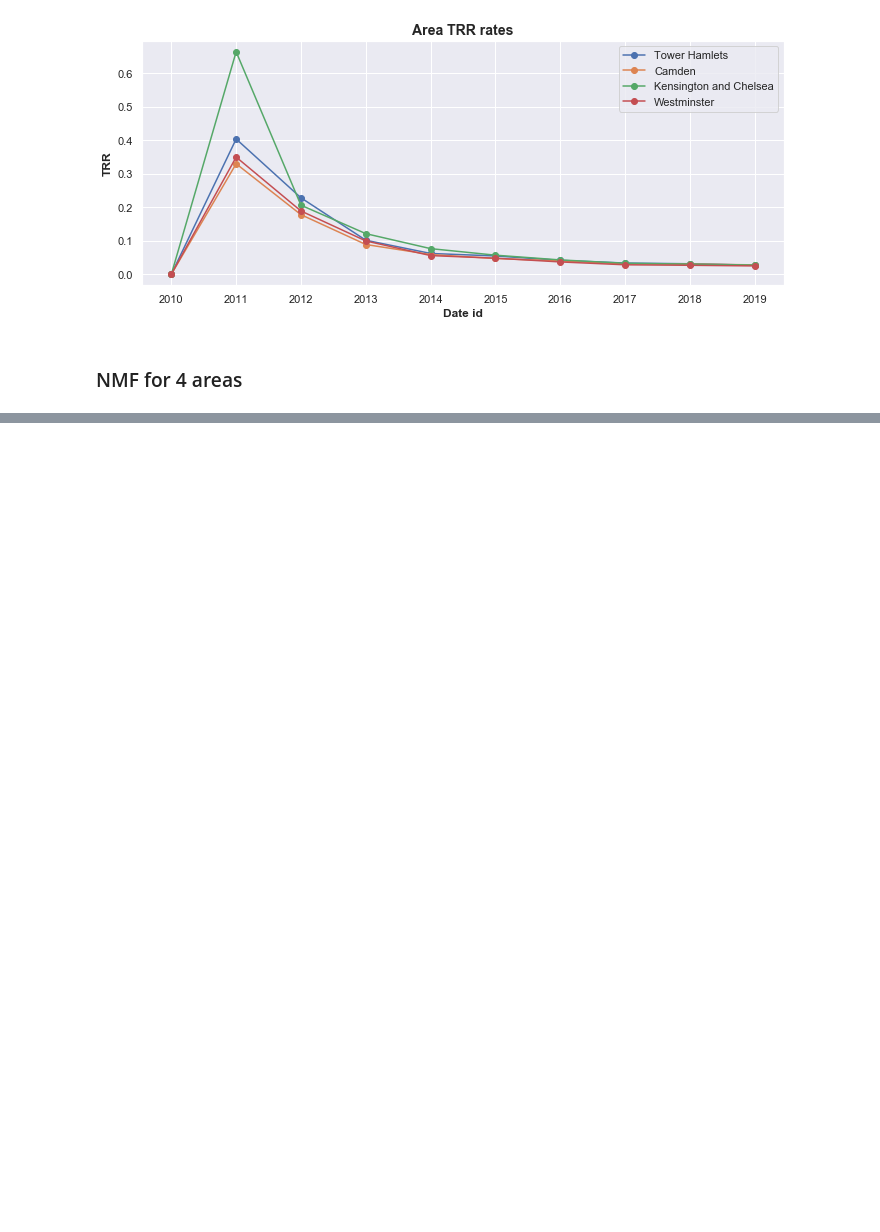
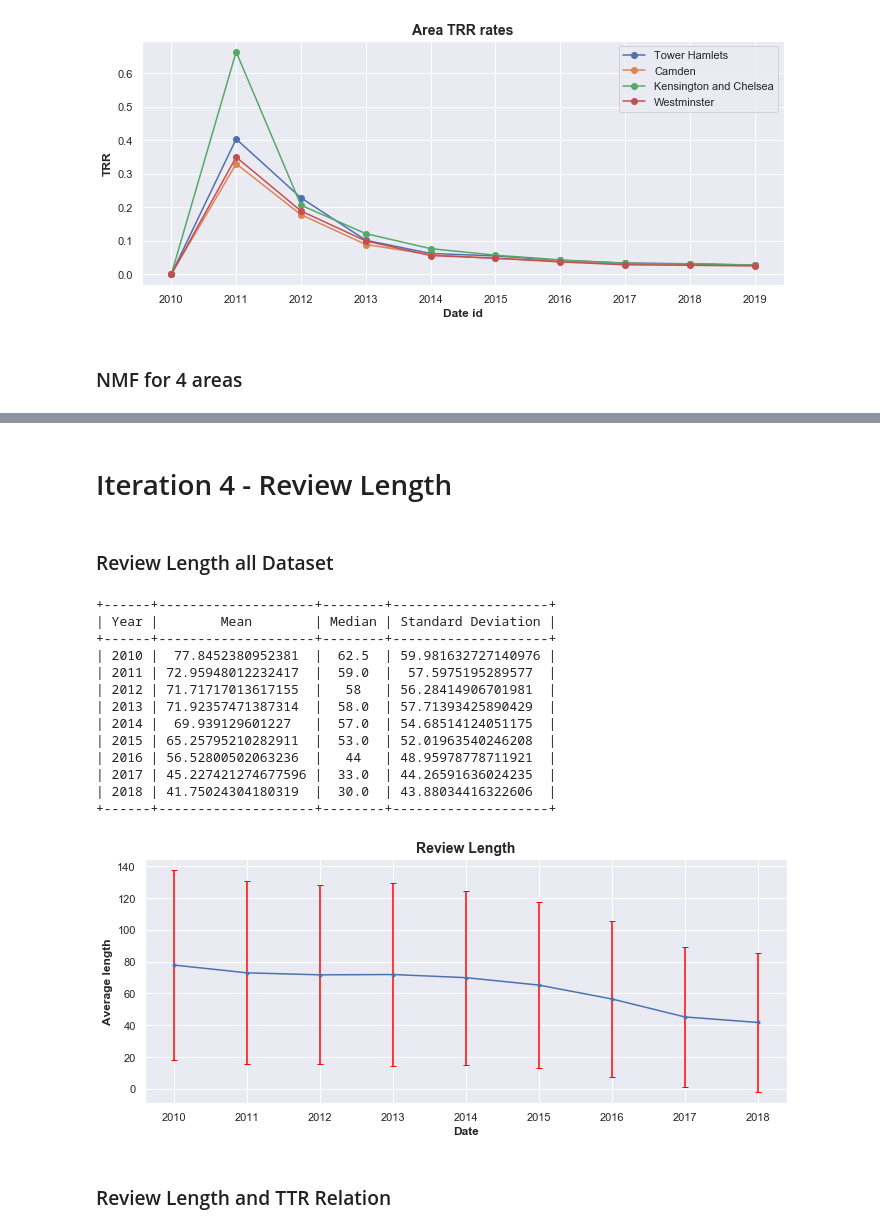
Before and after one commit to fazaanhassan/fypnlpair, a Jupyter notebook: main.ipynb, the cells around one changed output, grey strips where cells are left out. Saved outputs shown, nothing was run; the diff lists cells and outputs as text; code cells hidden in the pictures; blank space fills up the shorter version.

Commit message:
TTR and Review Length overall done

```diff
--- a/main.ipynb
+++ b/main.ipynb
@@ -666,3 +653,76 @@ for neigh in neighbourhoods:
 | Topic 3 |               ['les', 'pour', 'appartement', 'le', 'bien', 'nous', 'la', 'est', 'très', 'et']                |
 | Topic 4 |      ['host', 'price', 'room', 'communication', 'money', 'place', 'nice', 'value', 'location', 'good']       |
 +---------+--------------------------------------------------------------------------------------------------------------+
+# %% [markdown]
+<h1> Iteration 4 - Review Length </h1>
+# %% [markdown]
+<h3> Review Length all Dataset </h3>
+# %%
+def get_just_reviews_yearly(segment):
+    reviews_file = just_reviews_series[segment[1]:segment[0]]
+    reviews_file.dropna()
+
+    return reviews_file
+
+def review_lengths(segments):
+    sliced_values=[0,0]
+
+    x = PrettyTable()
+    x.field_names = ['year', 'Number of Reviews', 'Number of Words', 'Unique Terms', 'TTR']
+    start = "2010"
+    each_year_lengths = []
+    for counter, current in enumerate(segments):
+
+        if counter != 0:
+            sliced_values[0] = current
+            sliced_values[1] = segments[counter - 1]
+            reviews_file = get_just_reviews_yearly(sliced_values)
+            each_year_lengths.append([len(str(comments).split(' ')) for comments in list(reviews_file)])
+
+
+
+    use_dates = [2010,2011,2012,2013,2014,2015,2016, 2017, 2018]
+    mean_lengths = []
+    median = []
+    standard_dev = []
+    for all_lengths in each_year_lengths:
+        mean_lengths.append(sum(all_lengths)/len(all_lengths))
+        median.append(st.median(all_lengths))
+        standard_dev.append(st.stdev(all_lengths))
+
+    all_properties = PrettyTable()
+    all_properties.field_names = ['Year', 'Mean', 'Median', 'Standard Deviation']
+    for a, b, c, d in zip(use_dates, mean_lengths, median, standard_dev):
+        all_properties.add_row([a, b, c, d])
+    print(all_properties)
+
+    plt.figure(figsize=(11.5,4.5))
+    plt.xlabel('Date', fontsize=12, fontweight = 'bold')
+    plt.ylabel('Average length', fontsize=12, fontweight = 'bold')
+    plt.title('Review Length', fontsize=14, fontweight="bold")
+    x = np.array(use_dates)
+    y = np.array(mean_lengths)
+    e = np.array(standard_dev)
+
+    plt.errorbar(x, y, e, linestyle='-', marker='.', ecolor = "red", capsize = 3)
+
+    plt.show()
+
+review_lengths(date_positioning_2)
+# %% [output]
++------+--------------------+--------+--------------------+
+| Year |        Mean        | Median | Standard Deviation |
++------+--------------------+--------+--------------------+
+| 2010 |  77.8452380952381  |  62.5  | 59.981632727140976 |
+| 2011 | 72.95948012232417  |  59.0  |  57.5975195289577  |
+| 2012 | 71.71717013617155  |   58   | 56.28414906701981  |
+| 2013 | 71.92357471387314  |  58.0  | 57.71393425890429  |
+| 2014 |  69.939129601227   |  57.0  | 54.68514124051175  |
+| 2015 | 65.25795210282911  |  53.0  | 52.01963540246208  |
+| 2016 | 56.52800502063236  |   44   | 48.95978778711921  |
+| 2017 | 45.227421274677596 |  33.0  | 44.26591636024235  |
+| 2018 | 41.75024304180319  |  30.0  | 43.88034416322606  |
++------+--------------------+--------+--------------------+
+[figure, added]
+# %% [markdown]
+<h3> Review Length and TTR Relation </h3>
```
Also changed, not shown: parts of 3 cells of this notebook, 1 other file.
